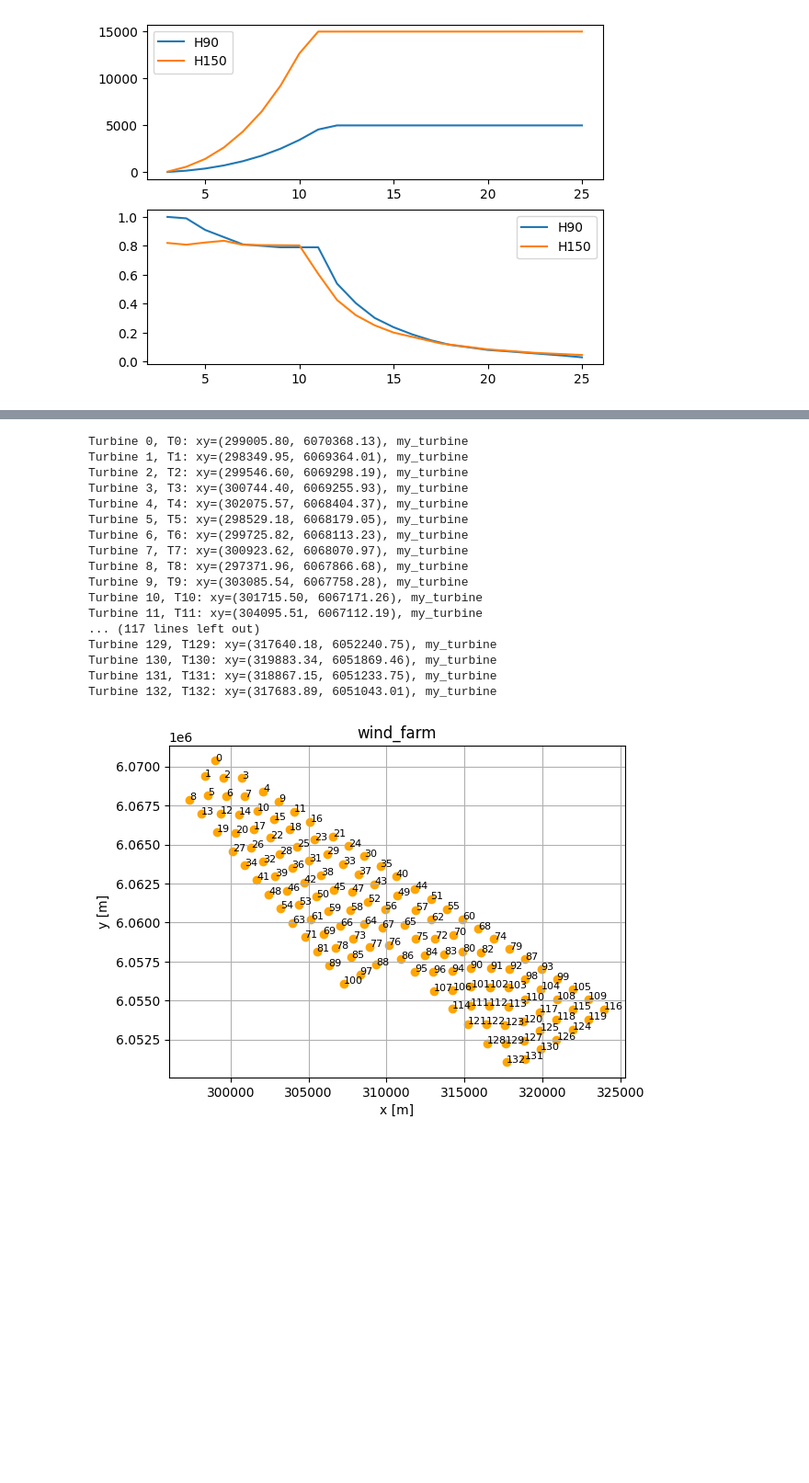
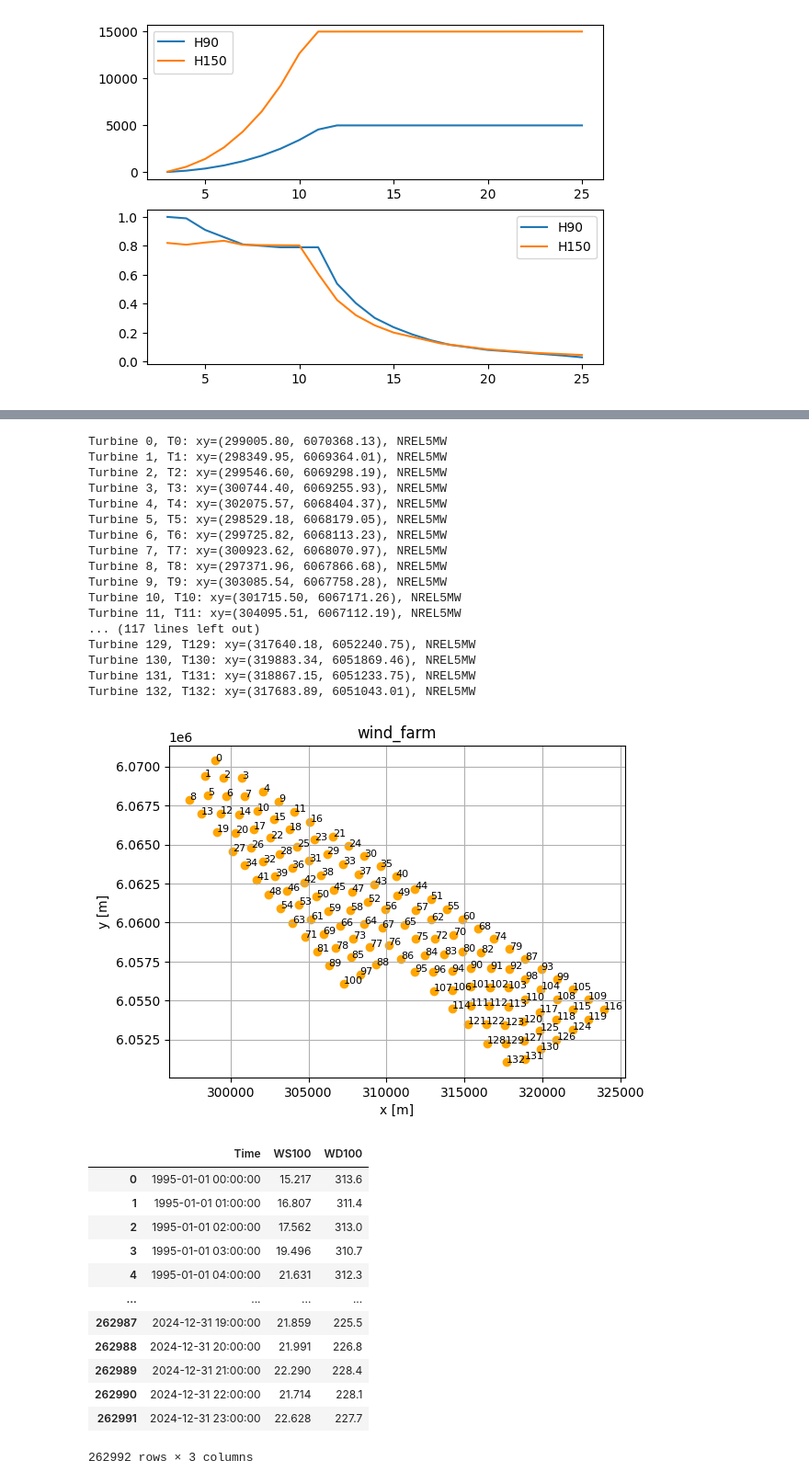
Before and after one commit to Nuwa13/Project_Python_Programming_in_Energy_Science, a Jupyter notebook: Task_5.ipynb, the cells around one changed output, grey strips where cells are left out. Shown at 92% size. Drawn from its saved outputs; the diff is of its cells as text; code cells hidden in the pictures; blank space fills up the shorter version.

```diff
--- a/Task_5.ipynb
+++ b/Task_5.ipynb
@@ -63,30 +61,63 @@ test_farm = foxes.WindFarm(name="wind_farm")
 # read layout of windfarm N10.1 and sort by position
 layout_data = pd.read_csv('turbine-info/coordinates/area_of_interest/layout-N-10.1.geom.csv',index_col='Unnamed: 0').sort_values(by='y', ascending=False).reset_index(inplace=False)
 
-# do not have a turbine model yet
-my_turbine = ["my_turbine"]
+# create my own turbine model (does not work yet, aparetly rho = None --> see mbook later)
+#my_turbine_key = ["my_turbine"]
+# use NREL5MW instead
+my_turbine_key = ["NREL5MW"]
+
 
 # build layout data into foxes windFarm
-foxes.input.farm_layout.add_from_csv(test_farm,layout_data,turbine_models= my_turbine)
+foxes.input.farm_layout.add_from_csv(test_farm,layout_data,turbine_models= my_turbine_key)
 # see resulting layout
 ax = foxes.output.FarmLayoutOutput(test_farm).get_figure()
 plt.show()
 # %% [output]
-Turbine 0, T0: xy=(299005.80, 6070368.13), my_turbine
-Turbine 1, T1: xy=(298349.95, 6069364.01), my_turbine
-Turbine 2, T2: xy=(299546.60, 6069298.19), my_turbine
-Turbine 3, T3: xy=(300744.40, 6069255.93), my_turbine
-Turbine 4, T4: xy=(302075.57, 6068404.37), my_turbine
-Turbine 5, T5: xy=(298529.18, 6068179.05), my_turbine
-Turbine 6, T6: xy=(299725.82, 6068113.23), my_turbine
-Turbine 7, T7: xy=(300923.62, 6068070.97), my_turbine
-Turbine 8, T8: xy=(297371.96, 6067866.68), my_turbine
-Turbine 9, T9: xy=(303085.54, 6067758.28), my_turbine
-Turbine 10, T10: xy=(301715.50, 6067171.26), my_turbine
-Turbine 11, T11: xy=(304095.51, 6067112.19), my_turbine
+Turbine 0, T0: xy=(299005.80, 6070368.13), NREL5MW
+Turbine 1, T1: xy=(298349.95, 6069364.01), NREL5MW
+Turbine 2, T2: xy=(299546.60, 6069298.19), NREL5MW
+Turbine 3, T3: xy=(300744.40, 6069255.93), NREL5MW
+Turbine 4, T4: xy=(302075.57, 6068404.37), NREL5MW
+Turbine 5, T5: xy=(298529.18, 6068179.05), NREL5MW
+Turbine 6, T6: xy=(299725.82, 6068113.23), NREL5MW
+Turbine 7, T7: xy=(300923.62, 6068070.97), NREL5MW
+Turbine 8, T8: xy=(297371.96, 6067866.68), NREL5MW
+Turbine 9, T9: xy=(303085.54, 6067758.28), NREL5MW
+Turbine 10, T10: xy=(301715.50, 6067171.26), NREL5MW
+Turbine 11, T11: xy=(304095.51, 6067112.19), NREL5MW
 ... (117 lines left out)
-Turbine 129, T129: xy=(317640.18, 6052240.75), my_turbine
-Turbine 130, T130: xy=(319883.34, 6051869.46), my_turbine
-Turbine 131, T131: xy=(318867.15, 6051233.75), my_turbine
-Turbine 132, T132: xy=(317683.89, 6051043.01), my_turbine
+Turbine 129, T129: xy=(317640.18, 6052240.75), NREL5MW
+Turbine 130, T130: xy=(319883.34, 6051869.46), NREL5MW
+Turbine 131, T131: xy=(318867.15, 6051233.75), NREL5MW
+Turbine 132, T132: xy=(317683.89, 6051043.01), NREL5MW
 [figure]
+# %%
+# create a states data input (later given by prior tasks)
+def read_ts_csv(filename):
+    df = pd.read_csv(filename, parse_dates=['Unnamed: 0'])
+                # data
+    df.rename(columns={ df.columns[0]: "Time" }, inplace = True)
+                # rename the first column to be the 'time' column
+    df.drop_duplicates(subset='Time', inplace=True)
+
+                # check for -999 and replace with NaN if applicable
+    if -999 in df:
+        df[df==-999] = np.nan
+
+    return df
+wind_data_era5 = read_ts_csv(f'reanalysis.csv')
+wind_data_era5
+# %% [output]
+|  | Time | WS100 | WD100 |
+| 0 | 1995-01-01 00:00:00 | 15.217 | 313.6 |
+| 1 | 1995-01-01 01:00:00 | 16.807 | 311.4 |
+| 2 | 1995-01-01 02:00:00 | 17.562 | 313.0 |
+| 3 | 1995-01-01 03:00:00 | 19.496 | 310.7 |
+| 4 | 1995-01-01 04:00:00 | 21.631 | 312.3 |
+| ... | ... | ... | ... |
+| 262987 | 2024-12-31 19:00:00 | 21.859 | 225.5 |
+| 262988 | 2024-12-31 20:00:00 | 21.991 | 226.8 |
+| 262989 | 2024-12-31 21:00:00 | 22.290 | 228.4 |
+| 262990 | 2024-12-31 22:00:00 | 21.714 | 228.1 |
+| 262991 | 2024-12-31 23:00:00 | 22.628 | 227.7 |
+262992 rows × 3 columns
```
Also changed, not shown: parts of 10 cells of this notebook.
